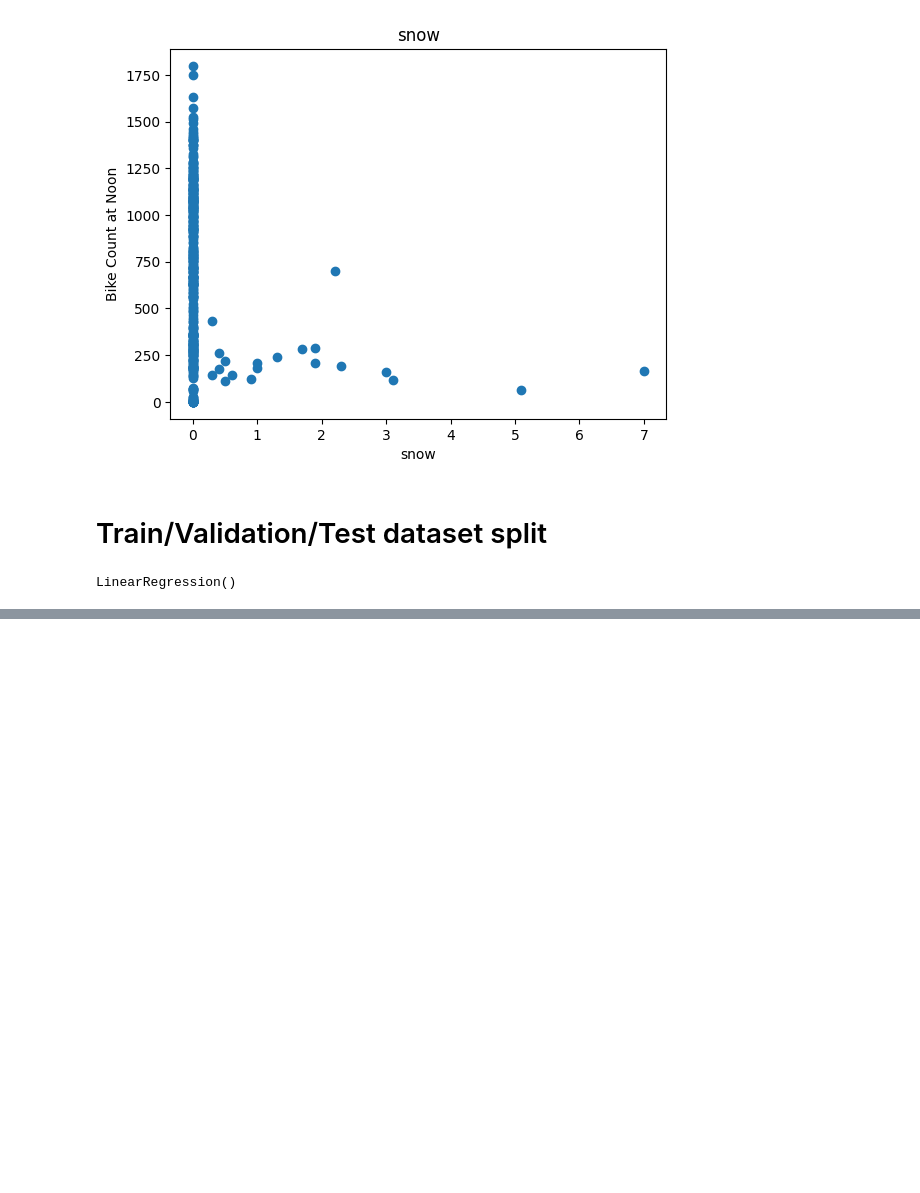
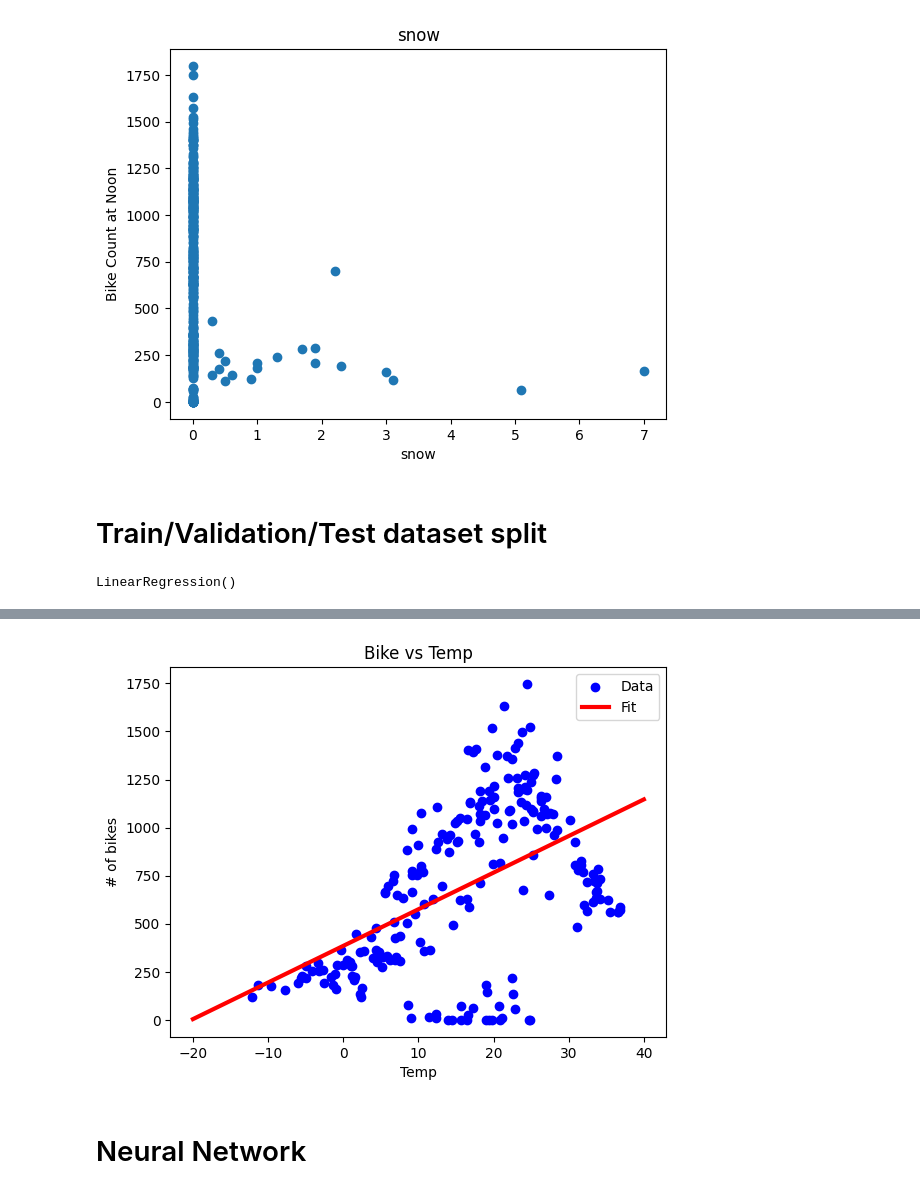
Before and after one commit to ShaneYokota72/MagicGammaTelescope, a Jupyter notebook: SeoulBikeSharing.ipynb, the cells around one changed output, grey strips where cells are left out. Drawn from its saved outputs; the diff is of its cells as text; code cells hidden in the pictures; blank space fills up the shorter version.

```diff
--- a/SeoulBikeSharing.ipynb
+++ b/SeoulBikeSharing.ipynb
@@ -76,0 +112,3 @@ temp_reg.score(x_test_temp, y_test_temp)
+# %%
+temp_normalizer = tf.keras.layers.Normalization(input_shape=(1,), axis=None)
+temp_normalizer.adapt(x_train_temp.reshape(-1))
@@ -76,0 +146,10 @@ temp_reg.score(x_test_temp, y_test_temp)
+# %%
+plt.scatter(x_train_temp, y_train_temp, label="Data", color="blue")
+x = tf.linspace(-20,40, 100)
+plt.plot(x, temp_nn_model.predict(np.array(x).reshape(-1,1)), label="Fit", color="red", linewidth=3)
+plt.legend()
+plt.title("Bike vs Temp")
+plt.ylabel("# of bikes")
+plt.xlabel("Temp")
+plt.show()
+# %% [output]
@@ -76,0 +157,3 @@ temp_reg.score(x_test_temp, y_test_temp)
+[figure, added]
+# %% [markdown]
+# Neural Network
```
Also changed, not shown: parts of 29 cells of this notebook.
